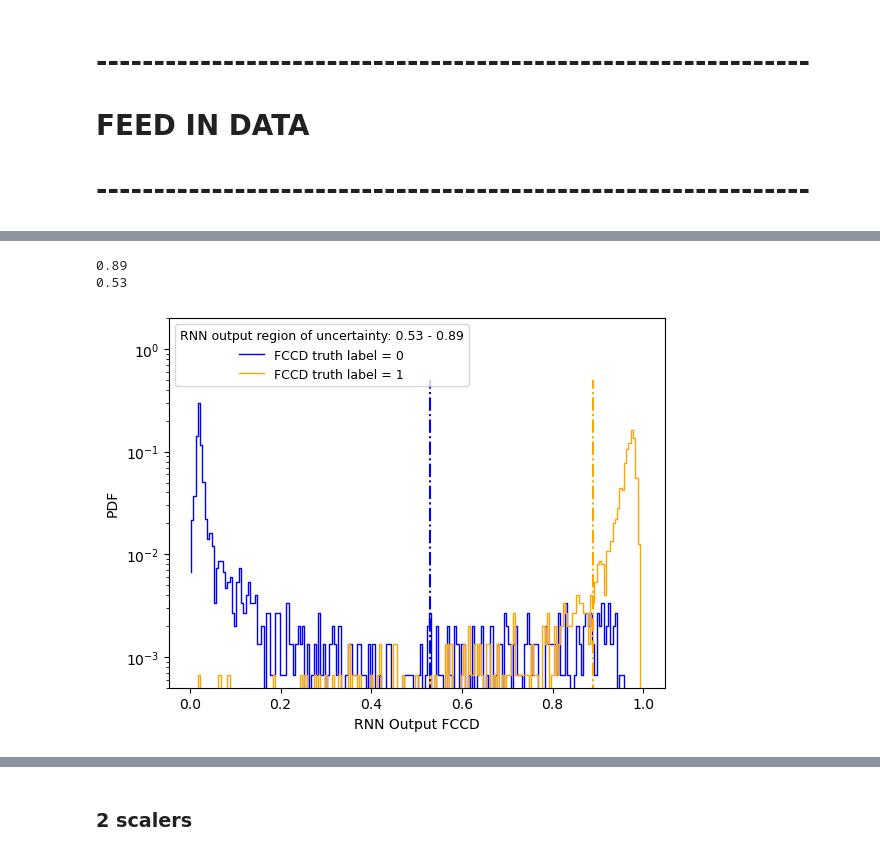
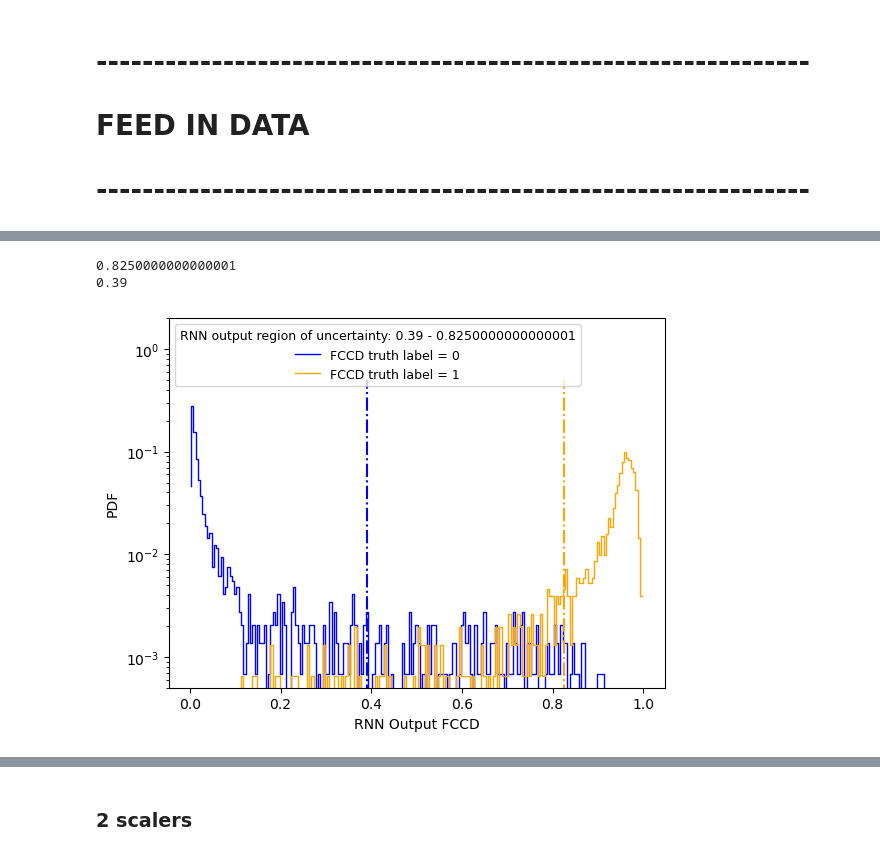
Before and after one commit to abialexander/RNN_DeadLayerFit, a Jupyter notebook: RNNperformance_RealData.ipynb, the cells around one changed output, grey strips where cells are left out. Saved outputs shown, nothing was run; the diff lists cells and outputs as text; code cells hidden in the pictures.

```diff
--- a/RNNperformance_RealData.ipynb
+++ b/RNNperformance_RealData.ipynb
@@ -250,35 +209,6 @@ compare_attention(maxFCCDdiff_list, NUM_EPOCHS_list, test_loader_norm1_2scalers,
 # --------------------------------------------------------------
 # FEED IN DATA
 # --------------------------------------------------------------
-# %%
-def plot_FCCD_pdf(RNN_ID):
-    "plot the pdf of RNN FCCD output on test training data, with quantiles"
-
-    #open hist
-    CodePath = os.path.dirname(os.path.abspath("__file__"))
-    df = pd.read_csv(CodePath+"/saved_models/"+RNN_ID+"/FCCD_test_classification_hist.csv")
-    bins_centres, counts0, counts1 = df.bins_centres, df.counts0, df.counts1
-    bins = np.linspace(0,1,201)
-
-    #compute 10% and 90% quantiles for exclusion region
-    pdf1_q10 = find_hist_quantile(counts1, bins, 0.1)
-    pdf0_q90 = find_hist_quantile(counts0, bins, 0.9)
-
-    #plot
-    fig, ax = plt.subplots()
-    plt.step(bins_centres, counts0/sum(counts0), linestyle='-',linewidth=1, label = "FCCD truth label = 0", color="blue")
-    plt.step(bins_centres, counts1/sum(counts1), linestyle='-',linewidth=1, label = "FCCD truth label = 1", color="orange")
-    plt.vlines(pdf1_q10, min(counts1), 1/2, ls="-.", color="orange")
-    plt.vlines(pdf0_q90, min(counts1), 1/2, ls="-.", color="blue")
-    # plt.Rectangle( [pdf0_q90,min(counts1)], pdf1_q10-pdf0_q90, 1/2, color="grey") #, angle=0.0 ÷, rotation_point='xy')
-    plt.legend(loc="upper left", title="RNN output region of uncertainty: "+ str(pdf0_q90)+" - "+str(pdf1_q10), title_fontsize=9, fontsize=9)
-    plt.xlabel("RNN Output FCCD")
-    plt.ylabel("PDF")
-    plt.ylim(0.5*10**(-3), 2)
-    plt.yscale("log")
-    plt.savefig(CodePath+"/saved_models/"+RNN_ID+"/plots/FCCD_test_classification_pdf.png")
-
-    return pdf1_q10, pdf0_q90
 # %%
 CodePath = os.path.dirname(os.path.abspath("__file__"))
 DATA_PATH = CodePath+"/data/V05268A_data/experimental_data_V05268A.h5" #change DLF to 1
@@ -297,8 +310,8 @@ MCRANDOM3_PATH = CodePath+"/data/V05268A_data/training_data_V05268A_5000randomFC
 NUM_EPOCHS = 20 #can try increasing
 LEARNING_RATE = 0.005 #0.01 #try modifying learning rate #0.001 too low for 30 epochs, 0.01 may be too high
 dataset_size = 10000 #10000
-maxFCCDdiff = 0.05
+maxFCCDdiff = 0.1
 maxDLFdiff = 1.0 #i.e. no restriction
-RNN_ID ="RNN_MC2DLF1_"+str(NUM_EPOCHS)+"epochs_LR"+str(LEARNING_RATE)+"_maxFCCDdiff"+str(maxFCCDdiff)+"mm_"+str(dataset_size)+"trials"
+RNN_ID ="RNN_MC2DLF1_maxE425_"+str(NUM_EPOCHS)+"epochs_LR"+str(LEARNING_RATE)+"_maxFCCDdiff"+str(maxFCCDdiff)+"mm_"+str(dataset_size)+"trials"
 # %%
 #load 2 data-MCBest
@@ -328,7 +346,8 @@ print(outputs)
 # %%
 # find 90% quantile -> try different confidence level (i.e. 60, 80%, 68%=1sigma)
-pdf1_q10, pdf0_q90 = plot_FCCD_pdf(RNN_ID)
+# pdf1_q10, pdf0_q90 = plot_FCCD_pdf(RNN_ID)
+pdf1_qlow, pdf0_qup = plot_FCCD_pdf(RNN_ID, q=0.9)
 # %% [output]
-0.89
-0.53
+0.8250000000000001
+0.39
-[figure, old version]
+[figure, new version]
```
Also changed, not shown: parts of 46 cells of this notebook, 11 other files.
